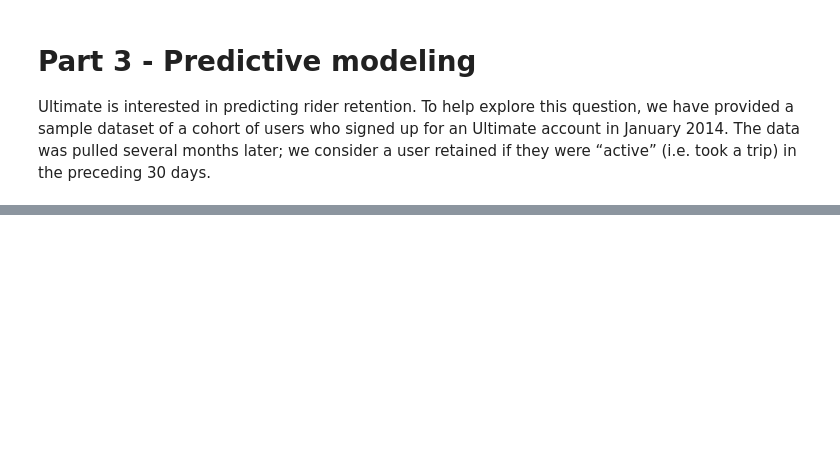
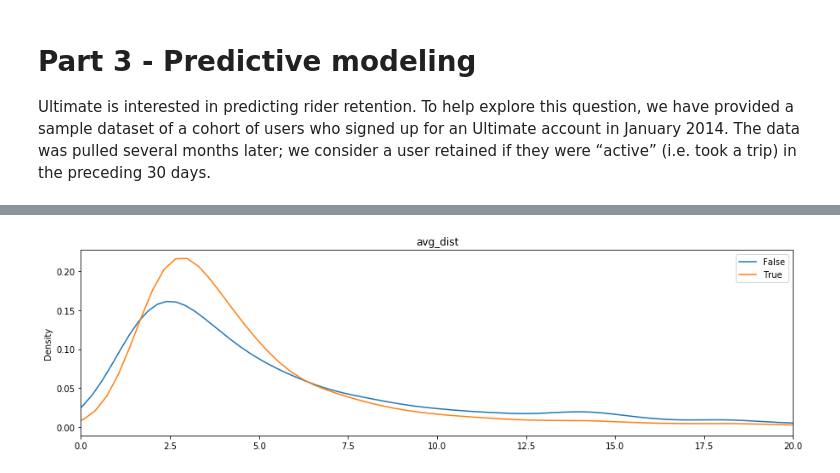
Before and after one commit to yungnien/Springboard, a Jupyter notebook: take_home/ultimate_challenge/ultimate_data_science_challenge.ipynb, the cells around one changed output, grey strips where cells are left out. Saved outputs shown, nothing was run; the diff lists cells and outputs as text; code cells hidden in the pictures; blank space fills up the shorter version.

```diff
--- a/take_home/ultimate_challenge/ultimate_data_science_challenge.ipynb
+++ b/take_home/ultimate_challenge/ultimate_data_science_challenge.ipynb
@@ -101,3 +130,9 @@ January 2014. The data was pulled several months later; we consider a user retai
 with open('ultimate_challenge/ultimate_data_challenge.json') as f:
     data_challenge = json.load(f)
     f.close()
+data = pd.DataFrame(data_challenge)
+data['signup_date'] = pd.to_datetime(data['signup_date'])
+data['last_trip_date'] = pd.to_datetime(data['last_trip_date'])
+data['city'] = data['city'].astype('category')
+data['phone'] = data['phone'].astype('category')
+data.dtypes
@@ -113,0 +160,5 @@ df.head()
+# %%
+data['6th'] = data.signup_date + pd.DateOffset(months=5)
+data['retention'] = data['6th'] <= data['last_trip_date']
+data.head()
+#data[['signup_date','last_trip_date','6th','retention']]
@@ -113,0 +178,5 @@ df.head()
+# %%
+data.groupby('retention').avg_dist.plot(figsize=(15,4),legend=True, logx=False, xlim=(0,20),kind='kde',title='avg_dist')
+pyplot.show()
+# %% [output]
+[figure, added]
```
Also changed, not shown: parts of 40 cells of this notebook.
